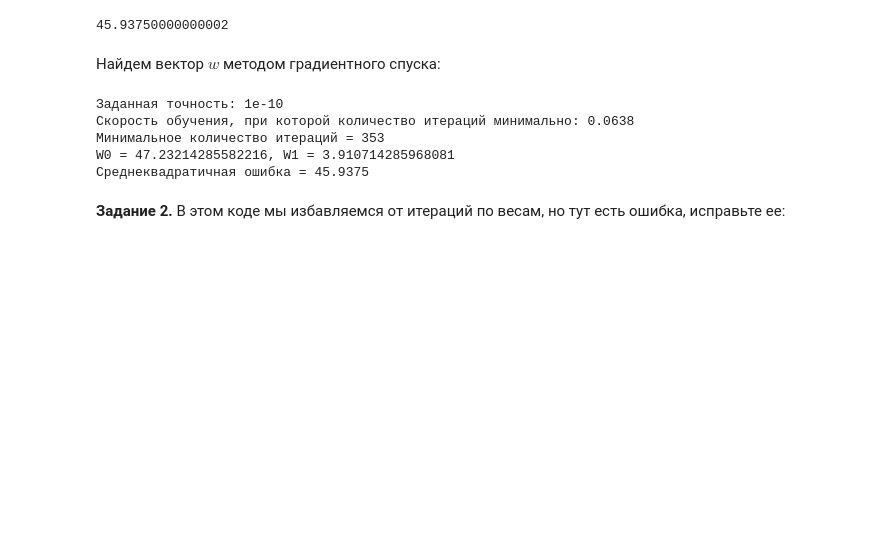
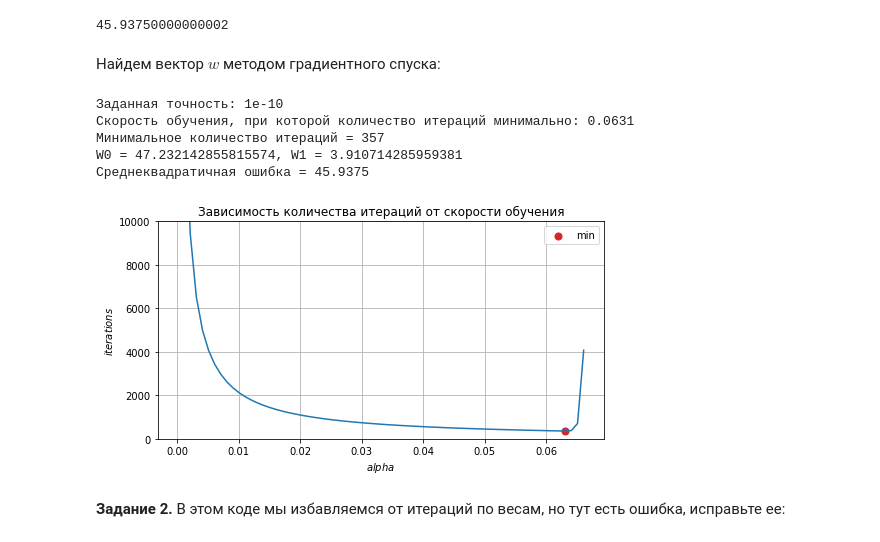
Before and after one commit to vitalyvj/data_analysis_algorithms, a Jupyter notebook: HW1.ipynb, the cells around one changed output. Saved outputs shown, nothing was run; the diff lists cells and outputs as text; code cells hidden in the pictures; blank space fills up the shorter version.

```diff
--- a/HW1.ipynb
+++ b/HW1.ipynb
@@ -76,7 +78,7 @@ def gradient_descent(alpha, accuracy):
 # %%
 dictionary = {}
 
-for alpha in np.arange(1e-4, 0.0664, 1e-4):
+for alpha in tqdm(np.arange(1e-4, 0.067, 1e-3)):
     i, W, err = gradient_descent(alpha, accuracy)
     dictionary[i] = alpha, W, err
 # %%
@@ -87,10 +89,25 @@ print(f'\nЗаданная точность: {accuracy}\nСкорость обу
 \nМинимальное количество итераций = {i}\nW0 = {W[0]}, W1 = {W[1]}\nСреднеквадратичная ошибка = {err}')
 # %% [output]
 Заданная точность: 1e-10
-Скорость обучения, при которой количество итераций минимально: 0.0638
-Минимальное количество итераций = 353
-W0 = 47.23214285582216, W1 = 3.910714285968081
+Скорость обучения, при которой количество итераций минимально: 0.0631
+Минимальное количество итераций = 357
+W0 = 47.232142855815574, W1 = 3.910714285959381
 Среднеквадратичная ошибка = 45.9375
+# %%
+oy = np.array(list(dictionary.keys()))
+ox = np.array([dictionary[k][0] for k in oy])
+# %%
+plt.figure(figsize=(8, 4))
+plt.plot(ox, oy)
+plt.scatter(alpha, i, s=50, color='C3', label='min')
+plt.xlabel('$alpha$')
+plt.ylabel('$iterations$')
+plt.title('Зависимость количества итераций от скорости обучения')
+plt.ylim(0, 10000)
+plt.legend()
+plt.grid()
+# %% [output]
+[figure, added]
 # %% [markdown]
 __Задание 2.__ В этом коде мы избавляемся от итераций по весам, но тут есть ошибка, исправьте ее:
 # %%
```
Also changed, not shown: parts of 2 cells of this notebook.
